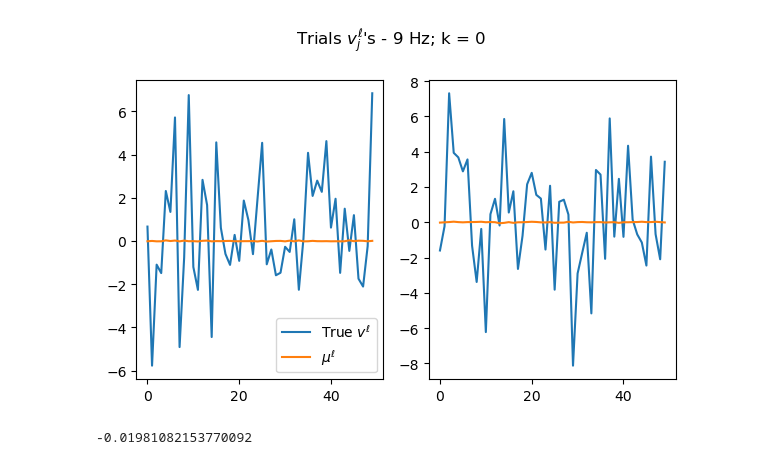
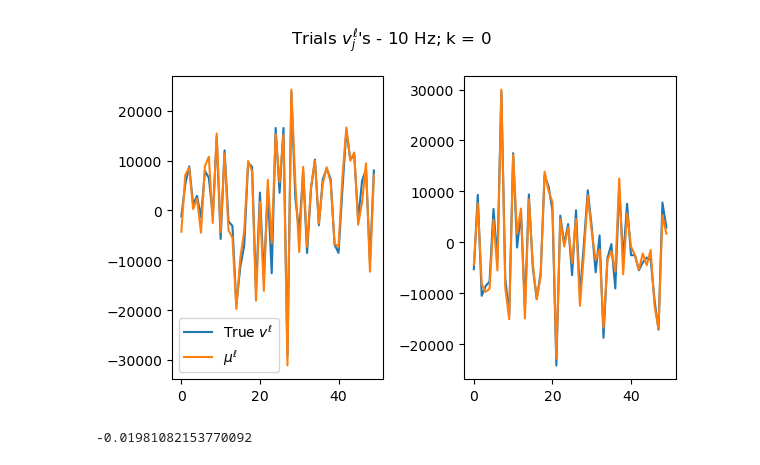
Before and after one commit to Stephen-Lab-BU/sgc, a Jupyter notebook: experiments/sgc-relulink-poisson-delta/E_step_oracle.ipynb, the cells around one changed output. Cells and saved outputs as stored; diff of their text form; code cells hidden in the pictures.

```diff
--- a/experiments/sgc-relulink-poisson-delta/E_step_oracle.ipynb
+++ b/experiments/sgc-relulink-poisson-delta/E_step_oracle.ipynb
@@ -330,3 +154,7 @@ plt.show()
+# %%
+
+model_path = f'saved/fitted_models/simple_delta{link}_poisson_em{em_iters}_{K}_{L}_{sample_length}_{C}_{alpha}_{seed}_{init_type}_{optim_type}_fitted.pkl'
+model_load = pickle_open(model_path)
 # %%
 Gamma_true = data_load['latent']['Gamma']
 zs = data_load['latent']['zs']
@@ -340,4 +168,3 @@ spikes_grouped = [spikes[:,:,k,:] for k in range(K)]
 data = spikes_grouped
 Wv = model_load['Wv']
 W = Wv
-Gamma_inv_init = model_load['inv_init']
@@ -344 +179,12 @@ Gamma_inv_init = model_load['inv_init']
+# %%
+estep_params = dict(
+    init_flat=Gamma_inv_init_flat,
+    init_oracle=Gamma_inv_init_oracle,
+    data=data,
+    Wv=Wv,
+    max_iters=500,
+    model_params=params,
+    K=K,
+    L=L
+)
 # %%
@@ -364,0 +344,7 @@ for l in range(L):
+# %%
+init_type = 'oracle'
+optim_type = 'Newton'
+mus = run_E_step(init_type, optim_type, estep_params)
+for j in [9, 13]:
+    for k in range(K):
+        plot_optim_result(mus,zs,init_type,optim_type,j,k,False)
@@ -370,44 +413,44 @@ mus_k = mus[:,k*num_J_vars:k*num_J_vars+num_J_vars]
 mus_zk = conv_v_to_z(mus_k, axis=1, dc=False)
 
 vs_k = vs[:,k,:num_J_vars]
-vs_zk = conv_v_to_z(vs_k, axis=1, dc=False)
+zs_zk = conv_v_to_z(vs_k, axis=1, dc=False)
 
 color = plt.cm.rainbow(np.linspace(0, 1, L))
 
 
-j = 8
+j = 9
 m1 = j*2
 m2 = m1+1
 fig, ax = plt.subplots(1,2,figsize=(6,4))
 # fig, ax = plt.subplots(1,2,figsize=(8,3))
 ax[0].plot(vs_k[:,m1], label='True $v^{\\ell}$')
 ax[0].plot(mus[:,m1], label='$\\mu^{\\ell}$')
 ax[0].legend()
 ax[1].plot(vs_k[:,m2])
 ax[1].plot(mus[:,m2])
 fig.suptitle(f'Trials ' + '$v_j^{\\ell}$' + f'\'s - {j+1} Hz; k = {k}')
 plt.tight_layout()
 
 # fig, ax = plt.subplots(1,2,figsize=(8,4))
 # ax[0].scatter(mus_zk[:,j].real, mus_zk[:,j].imag, c=color)
 # ax[0].scatter(mus_zk[:,j].mean().real, mus_zk[:,j].mean().imag, c='k')
 # ax[0].set_title(f'Trial ' + r'$z_j^{\ell}$' + f'\'s - {j+1} Hz; k = {k}')
 
 # ax[1].scatter(mus_zk[:,j].real, mus_zk[:,j].imag, c=color)
 # ax[1].scatter(mus_zk[:,j].mean().real, mus_zk[:,j].mean().imag, c='k')
 # ax[1].set_title(f'Trial ' + r'$z_j^{\ell}$' + f'\'s - {j+1} Hz; k = {k}')
 
 # lim = 1.2*np.max(np.concatenate([mus_zk[:,j].real, mus_zk[:,j].imag]))
 # for i in range(2):
 #     ax[i].set_xlabel('Real')
 #     ax[i].set_xlabel('Imag')
 # if free_scale is False:
 #     ax[0].set_xlim([-lim,lim])
 #     ax[0].set_ylim([-lim,lim])
 # plt.tight_layout()
 # plt.show()
 # %% [output]
-[figure, old version]
+[figure, new version]
 # %%
 plt.plot(xs[0,0,:])
 xs[:,:,:].mean()
```
Also changed, not shown: parts of 28 cells of this notebook, 12 other files.
